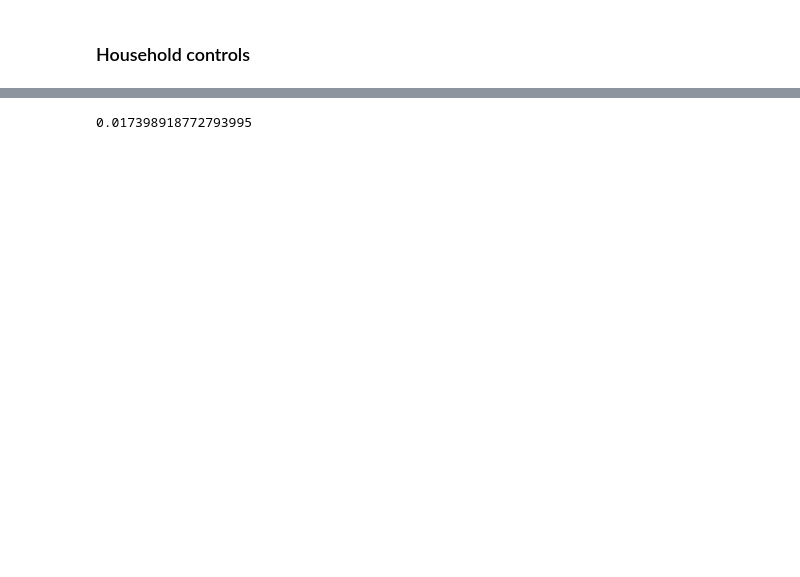
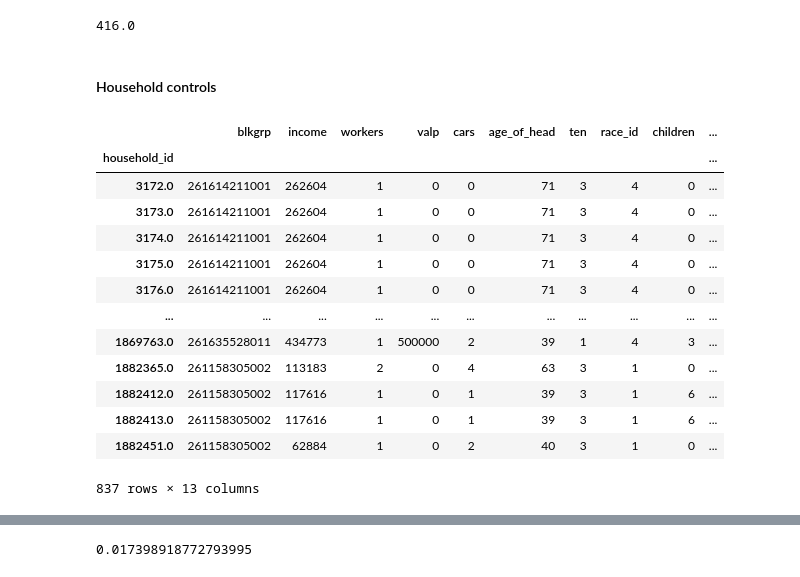
Before and after one commit to SEMCOG/semcog_urbansim, a Jupyter notebook: notebooks/model_analysis/model_output_analysis.ipynb, the cells around one changed output, grey strips where cells are left out. Cells and saved outputs as stored; diff of their text form; code cells hidden in the pictures; blank space fills up the shorter version.

```diff
--- a/notebooks/model_analysis/model_output_analysis.ipynb
+++ b/notebooks/model_analysis/model_output_analysis.ipynb
@@ -99,3 +99,6 @@ def filter_table(table, filter_series, ignore=None):
 						np.isnan(val)))]
 
 	return apply_filter_query(table, filters)
+run_folder = "/home/da/semcog_urbansim/runs"
+run_num = "run325"
+hdf = pd.HDFStore(os.path.join(run_folder, '%s.h5'%run_num), 'r')
@@ -110,0 +220,4 @@ NameError: name 'hdf' is not defined
+# %%
+b[b.semmcd==2050].residential_units.sum()
+# %% [output]
+416.0
@@ -111,10 +226,28 @@ NameError: name 'hdf' is not defined
 # %% [markdown]
-### Household controls
+#### Household controls
 # %%
 region_ct = hdf['/base/annual_household_control_totals']
 region_hh = hdf["/2050/households"]
 region_p = hdf["/2050/persons"]
 region_target = pd.read_csv('/home/da/share/urbansim/RDF2050/model_inputs/base_tables/remi_pop_total.csv', index_col='large_area_id')
+# %%
+hh= hdf["/2050/households"]
+hh.query('building_id>90000000')
+# %% [output]
+|  | blkgrp | income | workers | valp | cars | age_of_head | ten | race_id | children | ... |
+| household_id |  |  |  |  |  |  |  |  |  | ... |
+| 3172.0 | 261614211001 | 262604 | 1 | 0 | 0 | 71 | 3 | 4 | 0 | ... |
+| 3173.0 | 261614211001 | 262604 | 1 | 0 | 0 | 71 | 3 | 4 | 0 | ... |
+| 3174.0 | 261614211001 | 262604 | 1 | 0 | 0 | 71 | 3 | 4 | 0 | ... |
+| 3175.0 | 261614211001 | 262604 | 1 | 0 | 0 | 71 | 3 | 4 | 0 | ... |
+| 3176.0 | 261614211001 | 262604 | 1 | 0 | 0 | 71 | 3 | 4 | 0 | ... |
+| ... | ... | ... | ... | ... | ... | ... | ... | ... | ... | ... |
+| 1869763.0 | 261635528011 | 434773 | 1 | 500000 | 2 | 39 | 1 | 4 | 3 | ... |
+| 1882365.0 | 261158305002 | 113183 | 2 | 0 | 4 | 63 | 3 | 1 | 0 | ... |
+| 1882412.0 | 261158305002 | 117616 | 1 | 0 | 1 | 39 | 3 | 1 | 6 | ... |
+| 1882413.0 | 261158305002 | 117616 | 1 | 0 | 1 | 39 | 3 | 1 | 6 | ... |
+| 1882451.0 | 261158305002 | 62884 | 1 | 0 | 2 | 40 | 3 | 1 | 0 | ... |
+837 rows × 13 columns
 # %%
 max_cols = region_ct.columns[
 	region_ct.columns.str.endswith("_max") & (region_ct == -1).any(axis=0)
```
Also changed, not shown: parts of 36 cells of this notebook, 2 other files.
